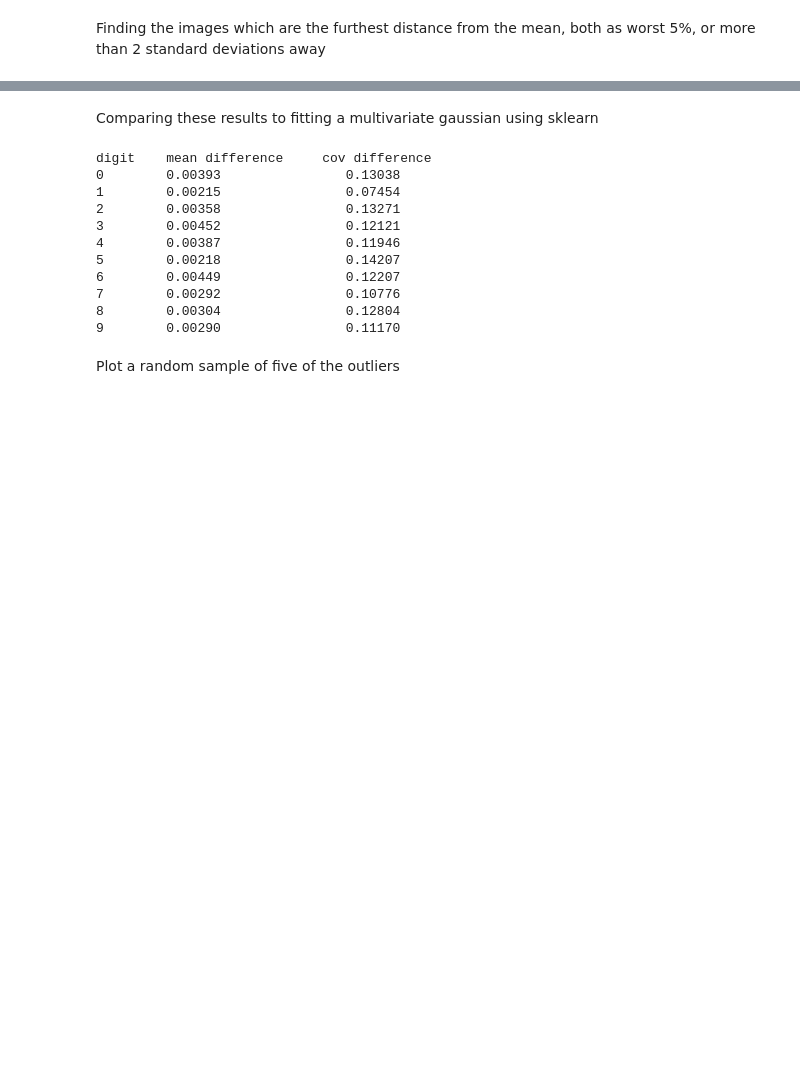
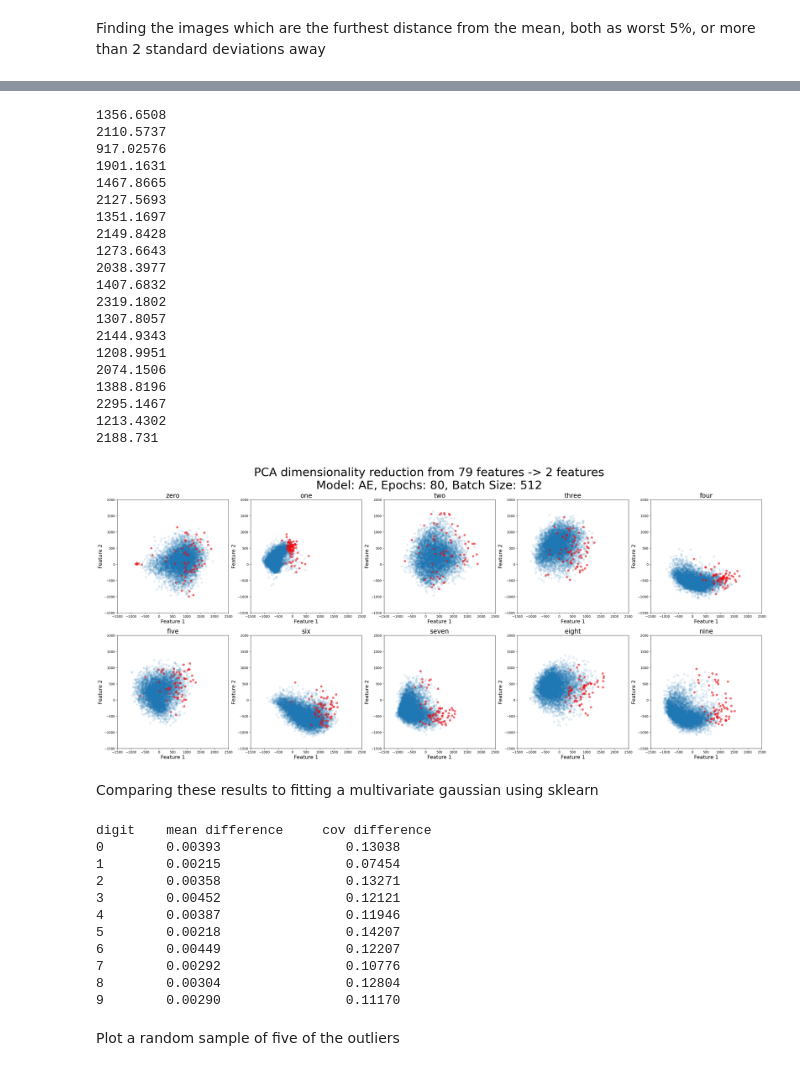
Before and after one commit to OscarrrFuentes/baler, a Jupyter notebook: workspaces/MNIST/testing/latent_space_outliers.ipynb, the cells around one changed output, grey strips where cells are left out. Cells and saved outputs as stored; diff of their text form; code cells hidden in the pictures; blank space fills up the shorter version.

```diff
--- a/workspaces/MNIST/testing/latent_space_outliers.ipynb
+++ b/workspaces/MNIST/testing/latent_space_outliers.ipynb
@@ -129,3 +129,62 @@ True
+# %%
+fig, axs = plt.subplots(nrows=2, ncols=5, figsize=(36, 14))
+
+x_min = 0
+x_max = 0
+y_min = 0
+y_max = 0
+
+for number, ax, mean in zip(numbers, axs.flatten(), means):
+    indices = np.array([num for num in number[0] if num in furthest_indices ])
+    ax.scatter(latent_2d_pca[:,0][number[0]], latent_2d_pca[:,1][number[0]], alpha=0.1)
+    ax.scatter(latent_2d_pca[:,0][indices], latent_2d_pca[:,1][indices], color="r", alpha=0.5)
+    ax.set_title(number[1], fontsize=20)
+    if (maxi := max(ax.get_xticks())) > x_max:
+        x_max = maxi
+    if (mini := min(ax.get_xticks())) < x_min:
+        x_min = mini
+    if (maxi := max(ax.get_yticks())) > y_max:
+        y_max = maxi
+    if (mini := min(ax.get_yticks())) < y_min:
+        y_min = mini
+    ax.set_xlabel("Feature 1", fontsize=16)
+    ax.set_ylabel("Feature 2", fontsize=16)
+
+    not_indices = np.array([num for num in number[0] if num not in furthest_indices ])
+    distances = np.linalg.norm(data[not_indices] - mean, axis=1)
+    outlier_distances = np.linalg.norm(data[indices] - mean, axis=1)
+    print(np.mean(distances))
+    print(np.mean(outlier_distances))
+
+
+
+for ax in axs.flatten():
+    ax.set_xlim(x_min, x_max)
+    ax.set_ylim(y_min, y_max)
+fig.suptitle(f"PCA dimensionality reduction from {data.shape[1]} features -> 2 features\nModel: AE, Epochs: 80, Batch Size: 512", fontsize=36)
+plt.savefig("latent_space_2_features_plot_outliers.png", dpi=600)
+# %% [output]
+1356.6508
+2110.5737
+917.02576
+1901.1631
+1467.8665
+2127.5693
+1351.1697
+2149.8428
+1273.6643
+2038.3977
+1407.6832
+2319.1802
+1307.8057
+2144.9343
+1208.9951
+2074.1506
+1388.8196
+2295.1467
+1213.4302
+2188.731
+[figure, added]
 # %% [markdown]
 Comparing these results to fitting a multivariate gaussian using sklearn
 # %%
```
Also changed, not shown: parts of 3 cells of this notebook, 10 other files.
